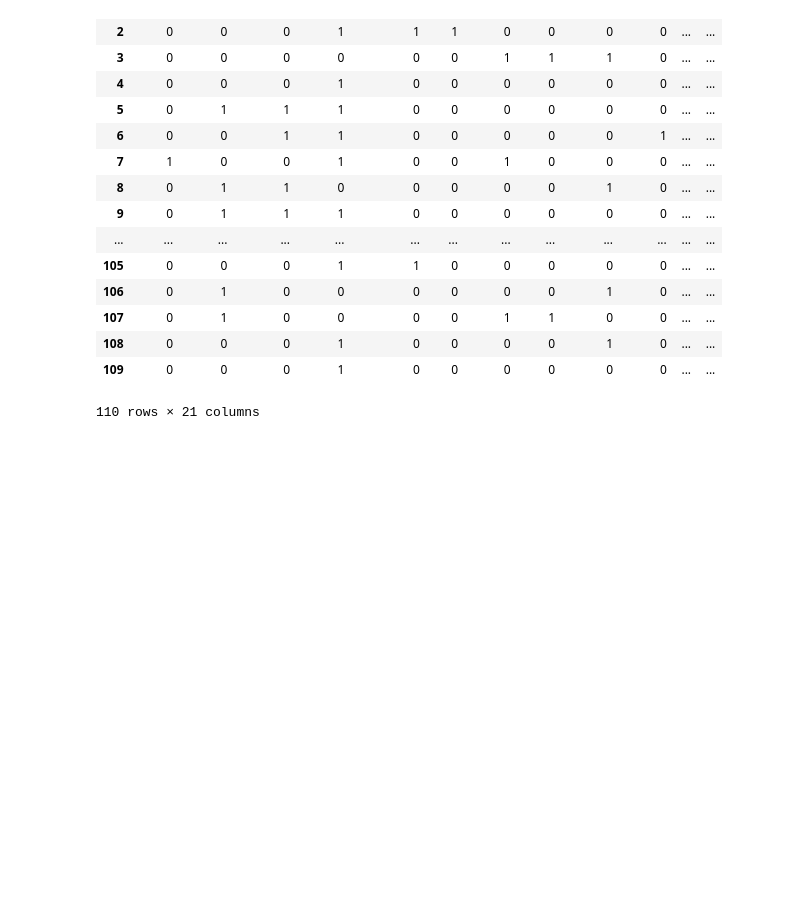
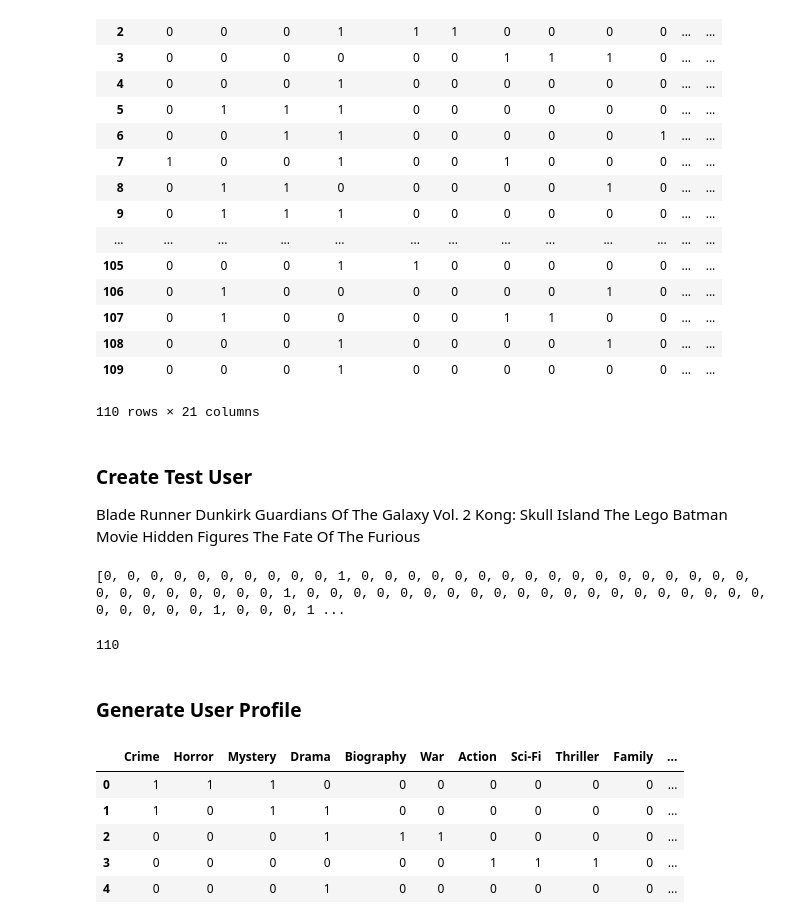
Before and after one commit to jwilles/movie-features, a Jupyter notebook: notebooks/FeatureExploration.ipynb, the cells around one changed output. Saved outputs shown, nothing was run; the diff lists cells and outputs as text; code cells hidden in the pictures; blank space fills up the shorter version.

Commit message:
Generate test user profile without normalization

```diff
--- a/notebooks/FeatureExploration.ipynb
+++ b/notebooks/FeatureExploration.ipynb
@@ -115,3 +135,51 @@ feature_df
 | 108 | 0 | 0 | 0 | 1 | 0 | 0 | 0 | 0 | 1 | 0 | ... | ... |
 | 109 | 0 | 0 | 0 | 1 | 0 | 0 | 0 | 0 | 0 | 0 | ... | ... |
 110 rows × 21 columns
+# %% [markdown]
+### Create Test User
+
+
+Blade Runner
+Dunkirk
+Guardians Of The Galaxy Vol. 2
+Kong: Skull Island
+The Lego Batman Movie
+Hidden Figures
+The Fate Of The Furious
+# %%
+user_history_vec = []
+
+user_history_titles = ["Dunkirk",
+                       "Guardians Of The Galaxy Vol. 2",
+                       "Kong: Skull Island",
+                       "The Lego Batman Movie",
+                       "Hidden Figures",
+                       "The Fate Of The Furious",
+                       "Blade Runner 2049"]
+
+for index, row in df.iterrows():
+    if row['Title'] in user_history_titles:
+        user_history_vec.append(1)
+    else:
+        user_history_vec.append(0)
+
+print user_history_vec
+# %% [output]
+[0, 0, 0, 0, 0, 0, 0, 0, 0, 0, 1, 0, 0, 0, 0, 0, 0, 0, 0, 0, 0, 0, 0, 0, 0, 0, 0, 0, 0, 0, 0, 0, 0, 0, 0, 0, 1, 0, 0, 0, 0, 0, 0, 0, 0, 0, 0, 0, 0, 0, 0, 0, 0, 0, 0, 0, 0, 0, 0, 0, 0, 0, 1, 0, 0, 0, 1 ...
+# %%
+len(user_history_vec)
+# %% [output]
+110
+# %% [markdown]
+### Generate User Profile
+# %%
+profile_df = feature_df.drop(['Rating', 'Title'], axis=1)
+# %%
+profile_df.head()
+# %% [output]
+|  | Crime | Horror | Mystery | Drama | Biography | War | Action | Sci-Fi | Thriller | Family | ... |
+| 0 | 1 | 1 | 1 | 0 | 0 | 0 | 0 | 0 | 0 | 0 | ... |
+| 1 | 1 | 0 | 1 | 1 | 0 | 0 | 0 | 0 | 0 | 0 | ... |
+| 2 | 0 | 0 | 0 | 1 | 1 | 1 | 0 | 0 | 0 | 0 | ... |
+| 3 | 0 | 0 | 0 | 0 | 0 | 0 | 1 | 1 | 1 | 0 | ... |
+| 4 | 0 | 0 | 0 | 1 | 0 | 0 | 0 | 0 | 0 | 0 | ... |
```
Also changed, not shown: parts of 10 cells of this notebook.
